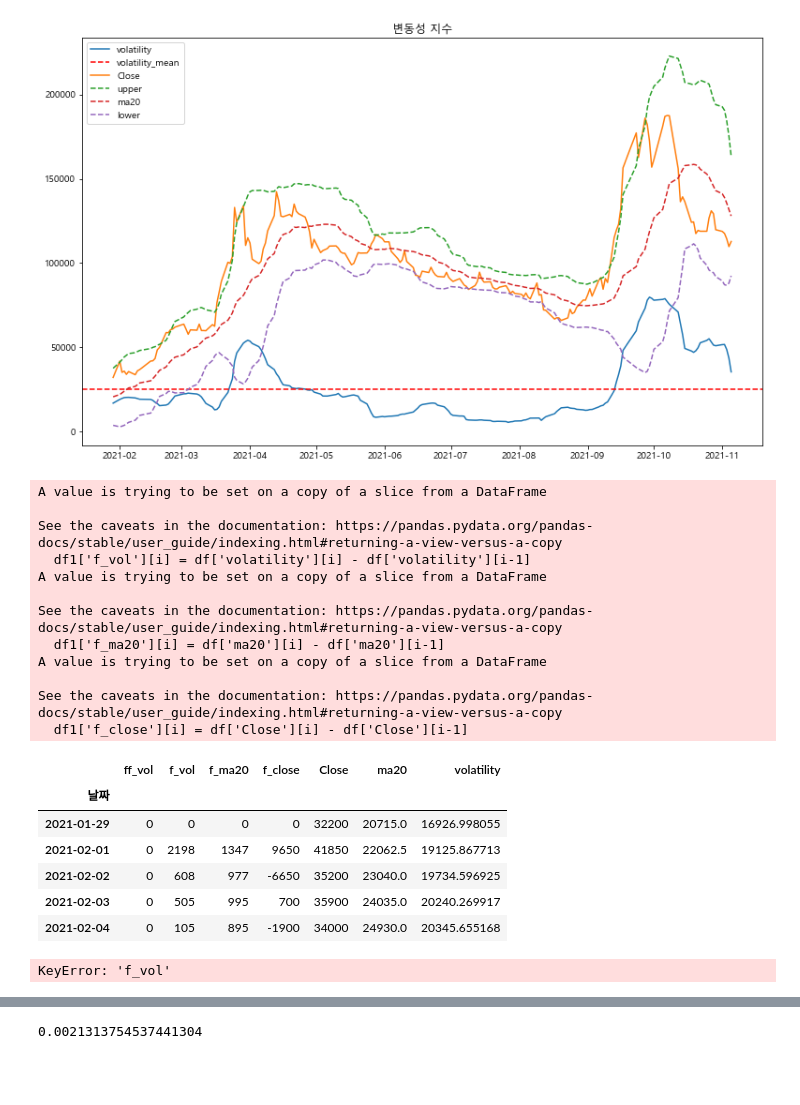
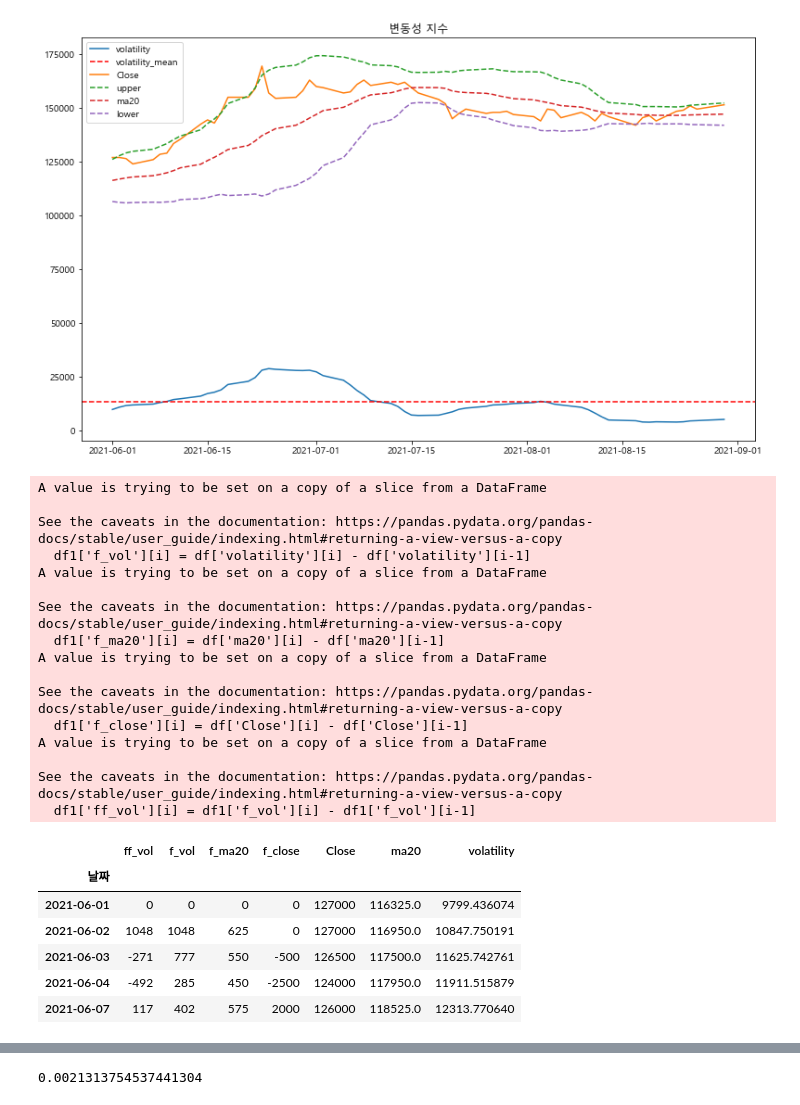
Before and after one commit to ghdakrk/Study_quant, a Jupyter notebook: bollinger_band.ipynb, the cells around one changed output, grey strips where cells are left out. Cells and saved outputs as stored; diff of their text form; code cells hidden in the pictures; blank space fills up the shorter version.

```diff
--- a/bollinger_band.ipynb
+++ b/bollinger_band.ipynb
@@ -15,9 +15,9 @@ stock_list['종목명'] = stock_list['종목코드'].map(lambda x: stock.get_mar
 # %%
 # stock_list[stock_list['종목명'].str.contains('중공')]
 # %%
-name = '데브시스터즈'
-fromdate = str(20210101)
-todate = str(20211107)
+name = '카카오'
+fromdate = str(20210501)
+todate = str(20210830)
 
 ticker = stock_list.loc[stock_list['종목명']==name, '종목코드']
 df = stock.get_market_ohlcv_by_date(fromdate=fromdate, todate=todate, ticker=ticker)
@@ -64,42 +64,43 @@ plt.legend(['volatility', 'volatility_mean', 'Close', 'upper', 'ma20', 'lower'])
 plt.title('변동성 지수')
 plt.show()
 # %% [output]
-[figure, old version]
+[figure, new version]
 # %%
 df1 = df.copy().loc[:,('Close','ma20','volatility')]
 df1.insert(0, column='f_close', value=0)
 df1.insert(0, column='f_ma20', value=0)
 df1.insert(0, column='f_vol', value=0)
 df1.insert(0, column='ff_vol', value=0)
 
 for i in range(1, len(df1)):
     df1['f_vol'][i] = df['volatility'][i] - df['volatility'][i-1]
     df1['f_ma20'][i] = df['ma20'][i] - df['ma20'][i-1]
     df1['f_close'][i] = df['Close'][i] - df['Close'][i-1]
+for i in range(1, len(df1)):
+    df1['ff_vol'][i] = df1['f_vol'][i] - df1['f_vol'][i-1]
+
 df1.head()
 # %% [output]
 A value is trying to be set on a copy of a slice from a DataFrame
 
 See the caveats in the documentation: https://pandas.pydata.org/pandas-docs/stable/user_guide/indexing.html#returning-a-view-versus-a-copy
   df1['f_vol'][i] = df['volatility'][i] - df['volatility'][i-1]
 A value is trying to be set on a copy of a slice from a DataFrame
 
 See the caveats in the documentation: https://pandas.pydata.org/pandas-docs/stable/user_guide/indexing.html#returning-a-view-versus-a-copy
   df1['f_ma20'][i] = df['ma20'][i] - df['ma20'][i-1]
 A value is trying to be set on a copy of a slice from a DataFrame
 
 See the caveats in the documentation: https://pandas.pydata.org/pandas-docs/stable/user_guide/indexing.html#returning-a-view-versus-a-copy
   df1['f_close'][i] = df['Close'][i] - df['Close'][i-1]
+A value is trying to be set on a copy of a slice from a DataFrame
+
+See the caveats in the documentation: https://pandas.pydata.org/pandas-docs/stable/user_guide/indexing.html#returning-a-view-versus-a-copy
+  df1['ff_vol'][i] = df1['f_vol'][i] - df1['f_vol'][i-1]
 |  | ff_vol | f_vol | f_ma20 | f_close | Close | ma20 | volatility |
 | 날짜 |  |  |  |  |  |  |  |
-| 2021-01-29 | 0 | 0 | 0 | 0 | 32200 | 20715.0 | 16926.998055 |
-| 2021-02-01 | 0 | 2198 | 1347 | 9650 | 41850 | 22062.5 | 19125.867713 |
-| 2021-02-02 | 0 | 608 | 977 | -6650 | 35200 | 23040.0 | 19734.596925 |
-| 2021-02-03 | 0 | 505 | 995 | 700 | 35900 | 24035.0 | 20240.269917 |
-| 2021-02-04 | 0 | 105 | 895 | -1900 | 34000 | 24930.0 | 20345.655168 |
+| 2021-06-01 | 0 | 0 | 0 | 0 | 127000 | 116325.0 | 9799.436074 |
+| 2021-06-02 | 1048 | 1048 | 625 | 0 | 127000 | 116950.0 | 10847.750191 |
+| 2021-06-03 | -271 | 777 | 550 | -500 | 126500 | 117500.0 | 11625.742761 |
+| 2021-06-04 | -492 | 285 | 450 | -2500 | 124000 | 117950.0 | 11911.515879 |
+| 2021-06-07 | 117 | 402 | 575 | 2000 | 126000 | 118525.0 | 12313.770640 |
-# %%
-for i in range(1, len(df1)):
-    df1['ff_vol'][i] = df['f_vol'][i] - df['f_vol'][i-1]
-df1.head()
-# %% [output]
-KeyError: 'f_vol'
```
Also changed, not shown: parts of 8 cells of this notebook, 3 other files.
